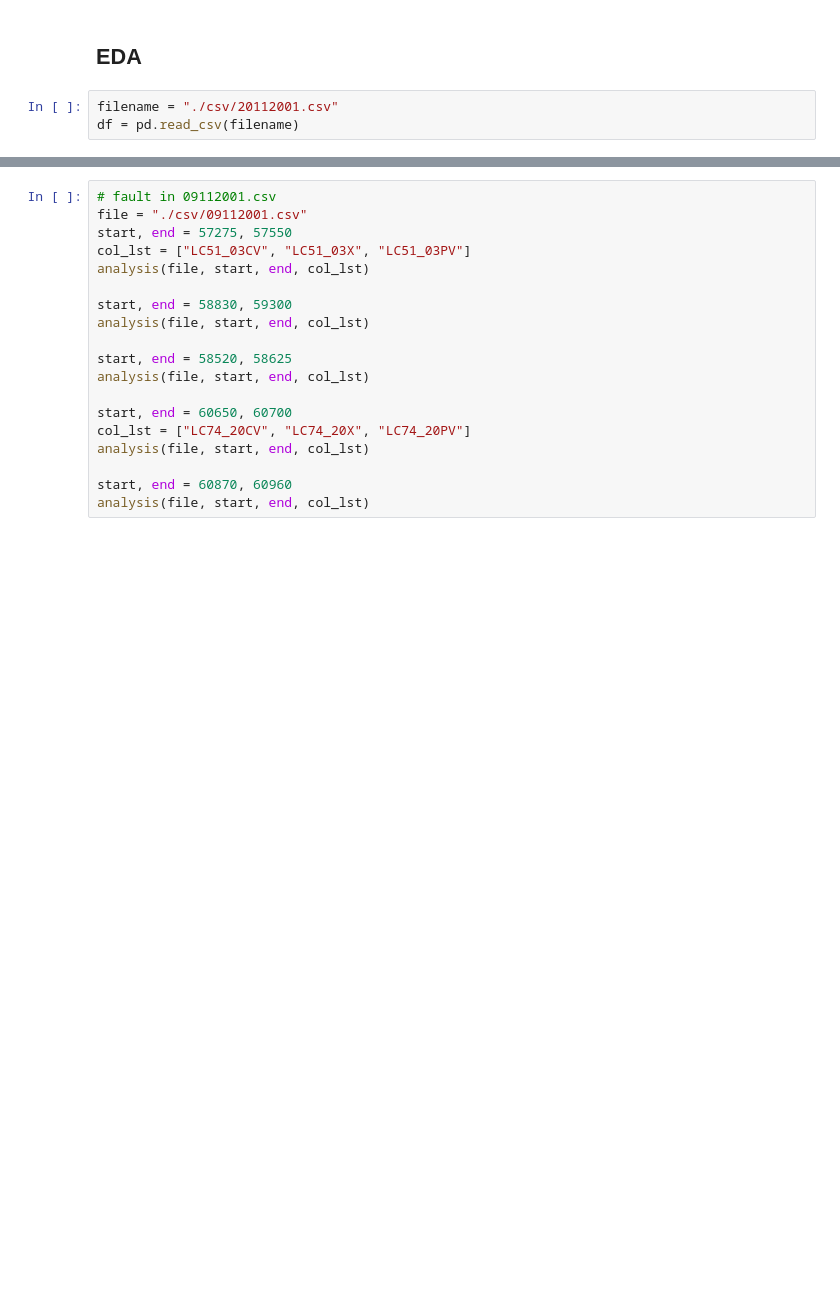
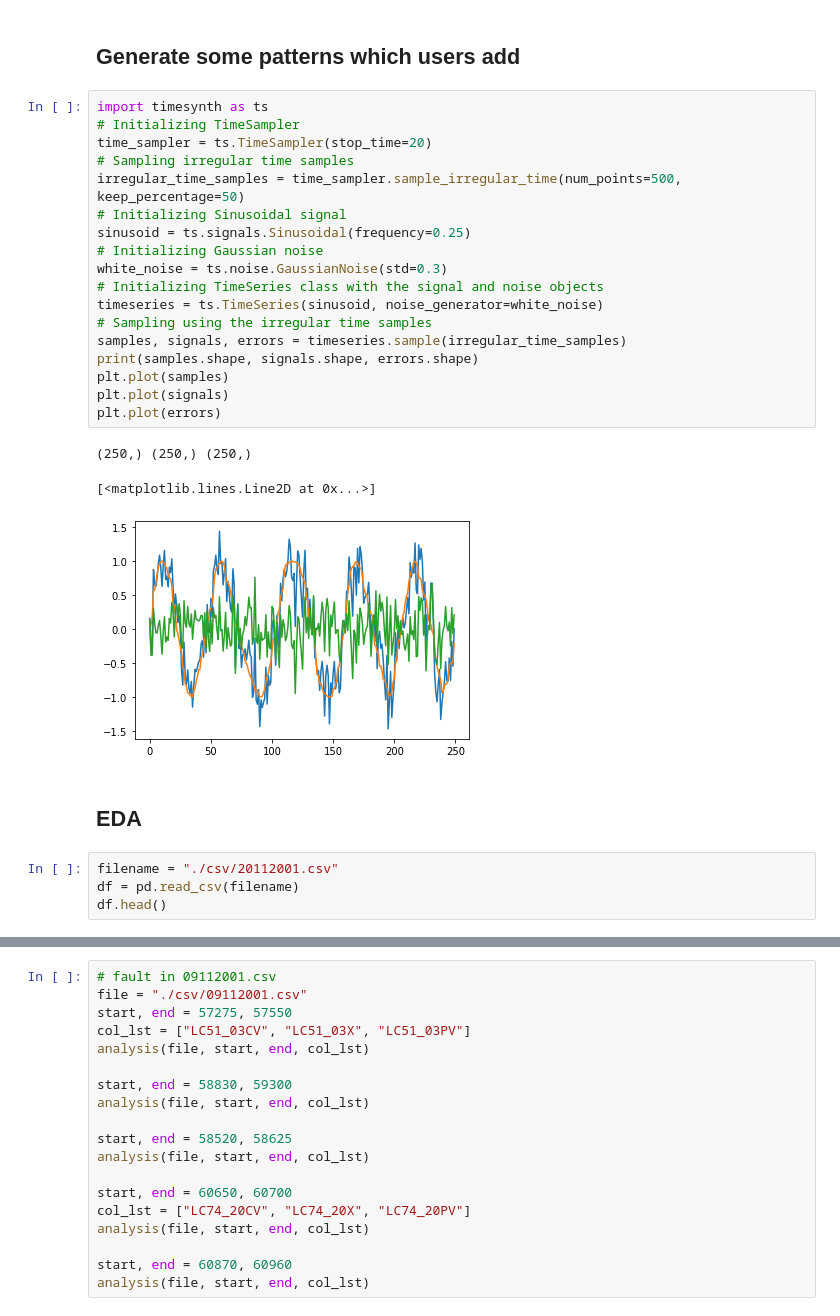
Before and after one commit to LanceWang12/Pretrained-Time-Series-Transformer, a Jupyter notebook: data/DMDS/EDA.ipynb, the cells around one changed output, grey strips where cells are left out. Drawn from its saved outputs; the diff is of its cells as text; blank space fills up the shorter version.

```diff
--- a/data/DMDS/EDA.ipynb
+++ b/data/DMDS/EDA.ipynb
@@ -154,8 +169,33 @@ df
+# %% [markdown]
+## Generate some patterns which users add
+# %%
+import timesynth as ts
+# Initializing TimeSampler
+time_sampler = ts.TimeSampler(stop_time=20)
+# Sampling irregular time samples
+irregular_time_samples = time_sampler.sample_irregular_time(num_points=500, keep_percentage=50)
+# Initializing Sinusoidal signal
+sinusoid = ts.signals.Sinusoidal(frequency=0.25)
+# Initializing Gaussian noise
+white_noise = ts.noise.GaussianNoise(std=0.3)
+# Initializing TimeSeries class with the signal and noise objects
+timeseries = ts.TimeSeries(sinusoid, noise_generator=white_noise)
+# Sampling using the irregular time samples
+samples, signals, errors = timeseries.sample(irregular_time_samples)
+print(samples.shape, signals.shape, errors.shape)
+plt.plot(samples)
+plt.plot(signals)
+plt.plot(errors)
+# %% [output]
+(250,) (250,) (250,)
+[<matplotlib.lines.Line2D at 0x...>]
+[figure, added]
 # %% [markdown]
 ## EDA
 # %%
 filename = "./csv/20112001.csv"
 df = pd.read_csv(filename)
+df.head()
 # %%
 # fault in 30102001.csv
 file = "./csv/30102001.csv"
```
Also changed, not shown: parts of 27 cells of this notebook, 2 other files.
